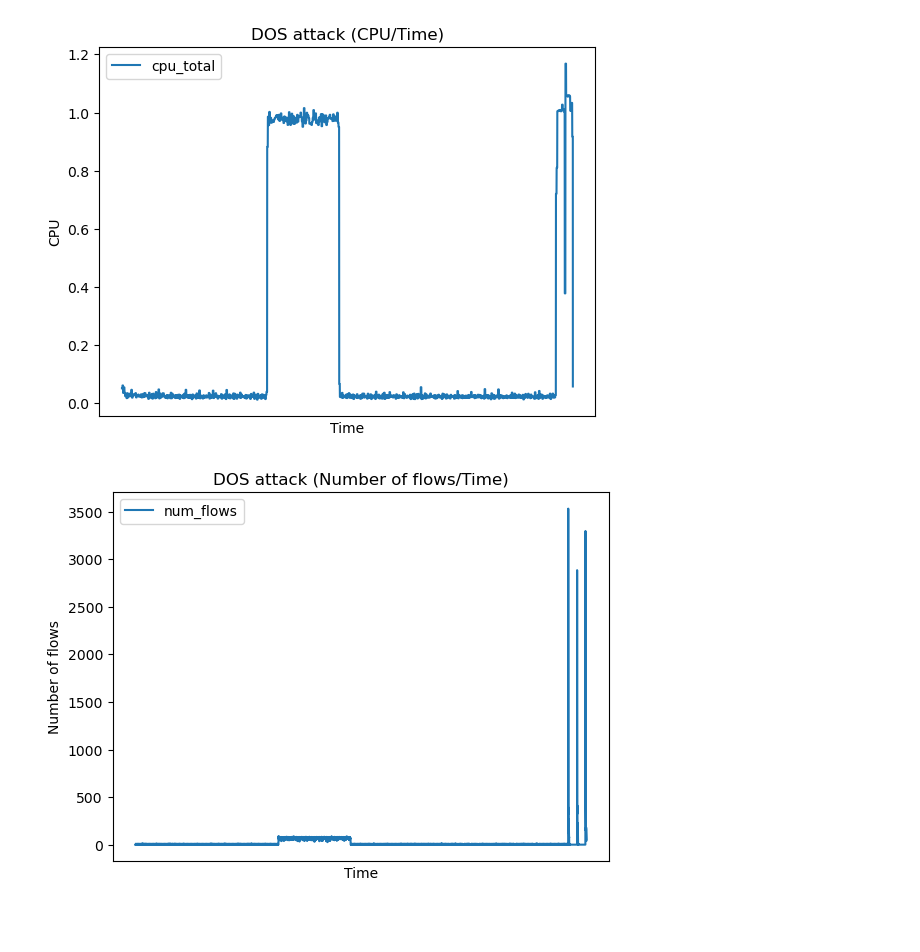
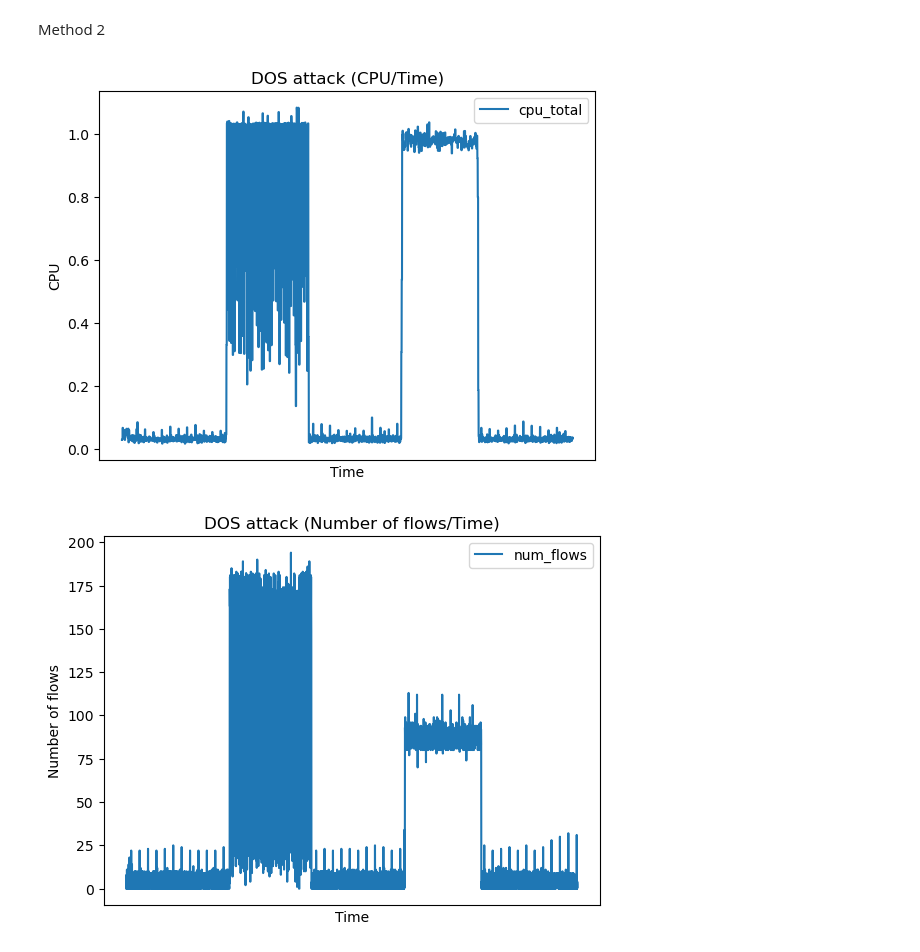
Before and after one commit to RedaMorsli/mlids_impact_analysis, a Jupyter notebook: plots.ipynb, the cells around one changed output. Saved outputs shown, nothing was run; the diff lists cells and outputs as text; code cells hidden in the pictures; blank space fills up the shorter version.

```diff
--- a/plots.ipynb
+++ b/plots.ipynb
@@ -0,0 +1,10 @@
+# %%
+import pandas as pd
+import matplotlib.pyplot as plt
+
+df1 = pd.read_csv("./output/BruteForce/data1.csv")
+df2 = pd.read_csv("./output/BruteForce/data2.csv")
+attack_name = "DOS"
+attack_abv = 'dos'
+save_directory1 = "./output/BruteForce/plots1/"
+save_directory2 = "./output/BruteForce/plots2/"
@@ -1,29 +83,23 @@
+# %% [markdown]
+Method 2
 # %%
-import pandas as pd
-import matplotlib.pyplot as plt
-
-df = pd.read_csv("./output/DOS/16-02/data.csv")
-attack_name = "DOS"
-attack_abv = 'dos'
-save_directory = "./output/DOS/16-02/plots/"
-
-df.plot(x="timestamp", y="cpu_total")
+df2.plot(x="timestamp", y="cpu_total")
 plt.xlabel('Time')
 plt.ylabel('CPU')
 plt.title(attack_name + ' attack (CPU/Time)')
 plt.xticks([])
-plt.savefig(save_directory + attack_abv + "_cpu_time.png")
+plt.savefig(save_directory2 + attack_abv + "_cpu_time.png")
 plt.show()
 # %% [output]
-[figure, old version]
+[figure, new version]
 # %%
-df.plot(x="timestamp", y="num_flows")
+df2.plot(x="timestamp", y="num_flows")
 plt.xlabel('Time')
 plt.ylabel('Number of flows')
 plt.title(attack_name + ' attack (Number of flows/Time)')
 plt.xticks([])
-plt.savefig(save_directory + attack_abv + "_num_flows_time.png")
+plt.savefig(save_directory2 + attack_abv + "_num_flows_time.png")
 plt.show()
 # %% [output]
-[figure, old version]
+[figure, new version]
 # %%
```
Also changed, not shown: parts of 14 cells of this notebook.
